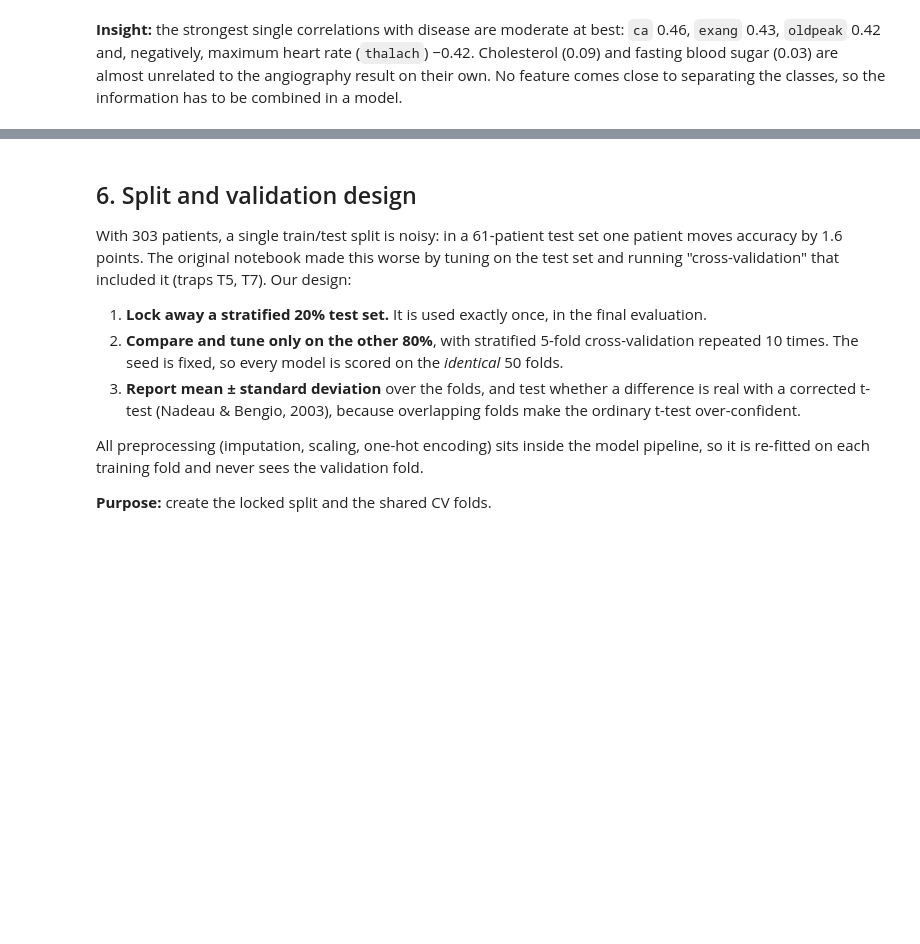
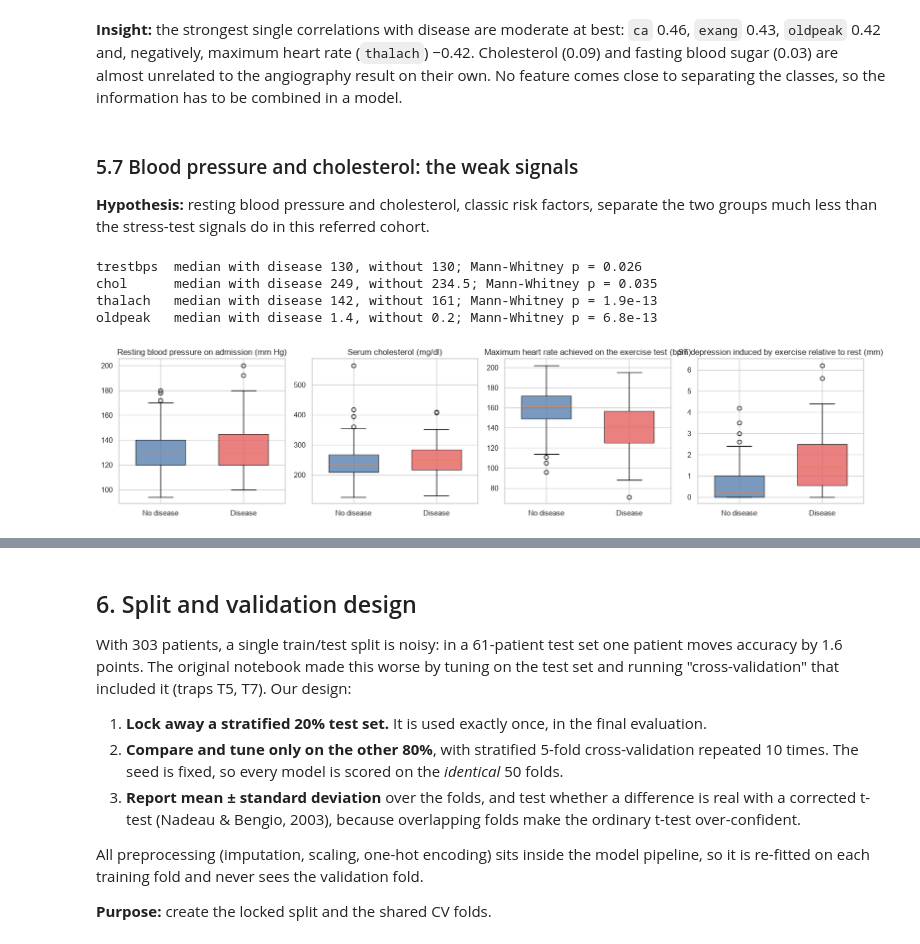
Before and after one commit to ArayathamTarakulpratip/heart-disease-prediction, a Jupyter notebook: heart_disease_pitch_gold_standard.ipynb, the cells around one changed output, grey strips where cells are left out. Drawn from its saved outputs; the diff is of its cells as text; code cells hidden in the pictures; blank space fills up the shorter version.

```diff
--- a/heart_disease_pitch_gold_standard.ipynb
+++ b/heart_disease_pitch_gold_standard.ipynb
@@ -442,3 +478,21 @@ ca          0.46
 [figure]
 # %% [markdown]
 **Insight:** the strongest single correlations with disease are moderate at best: `ca` 0.46, `exang` 0.43, `oldpeak` 0.42 and, negatively, maximum heart rate (`thalach`) −0.42. Cholesterol (0.09) and fasting blood sugar (0.03) are almost unrelated to the angiography result on their own. No feature comes close to separating the classes, so the information has to be combined in a model.
+# %% [markdown]
+### 5.7 Blood pressure and cholesterol: the weak signals
+
+**Hypothesis:** resting blood pressure and cholesterol, classic risk factors, separate the two groups much less than the stress-test signals do in this referred cohort.
+# %%
+from scipy.stats import mannwhitneyu
+
+plots.by_disease(df, ["trestbps", "chol", "thalach", "oldpeak"]);
+for col in ["trestbps", "chol", "thalach", "oldpeak"]:
+    sick, healthy = df.loc[df[cfg.TARGET] == 1, col], df.loc[df[cfg.TARGET] == 0, col]
+    print(f"{col:<9} median with disease {sick.median():g}, without {healthy.median():g}; "
+          f"Mann-Whitney p = {mannwhitneyu(sick, healthy).pvalue:.2g}")
+# %% [output]
+trestbps  median with disease 130, without 130; Mann-Whitney p = 0.026
+chol      median with disease 249, without 234.5; Mann-Whitney p = 0.035
+thalach   median with disease 142, without 161; Mann-Whitney p = 1.9e-13
+oldpeak   median with disease 1.4, without 0.2; Mann-Whitney p = 6.8e-13
+[figure, added]
```
Also changed, not shown: parts of 40 cells of this notebook, 16 other files.
